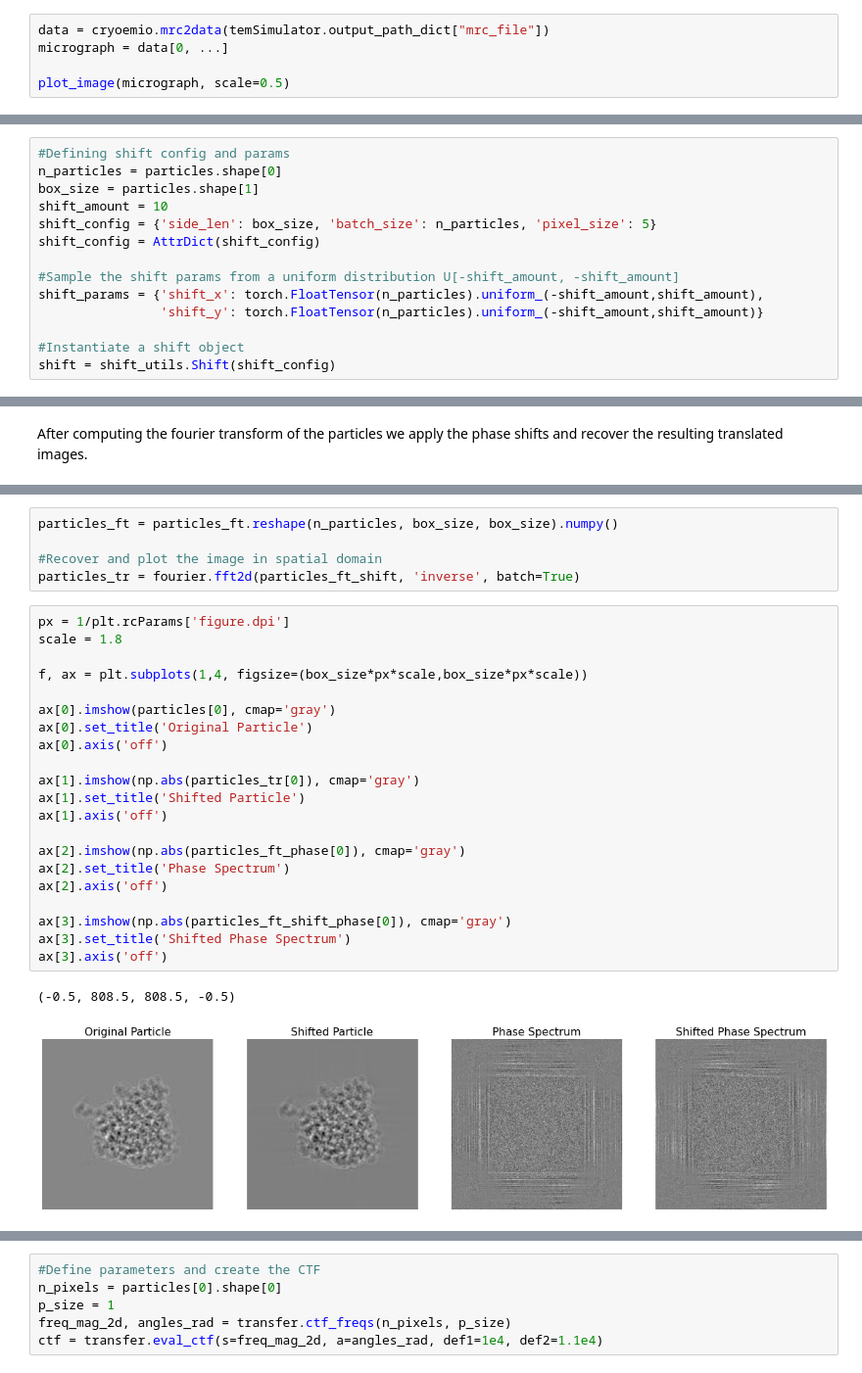
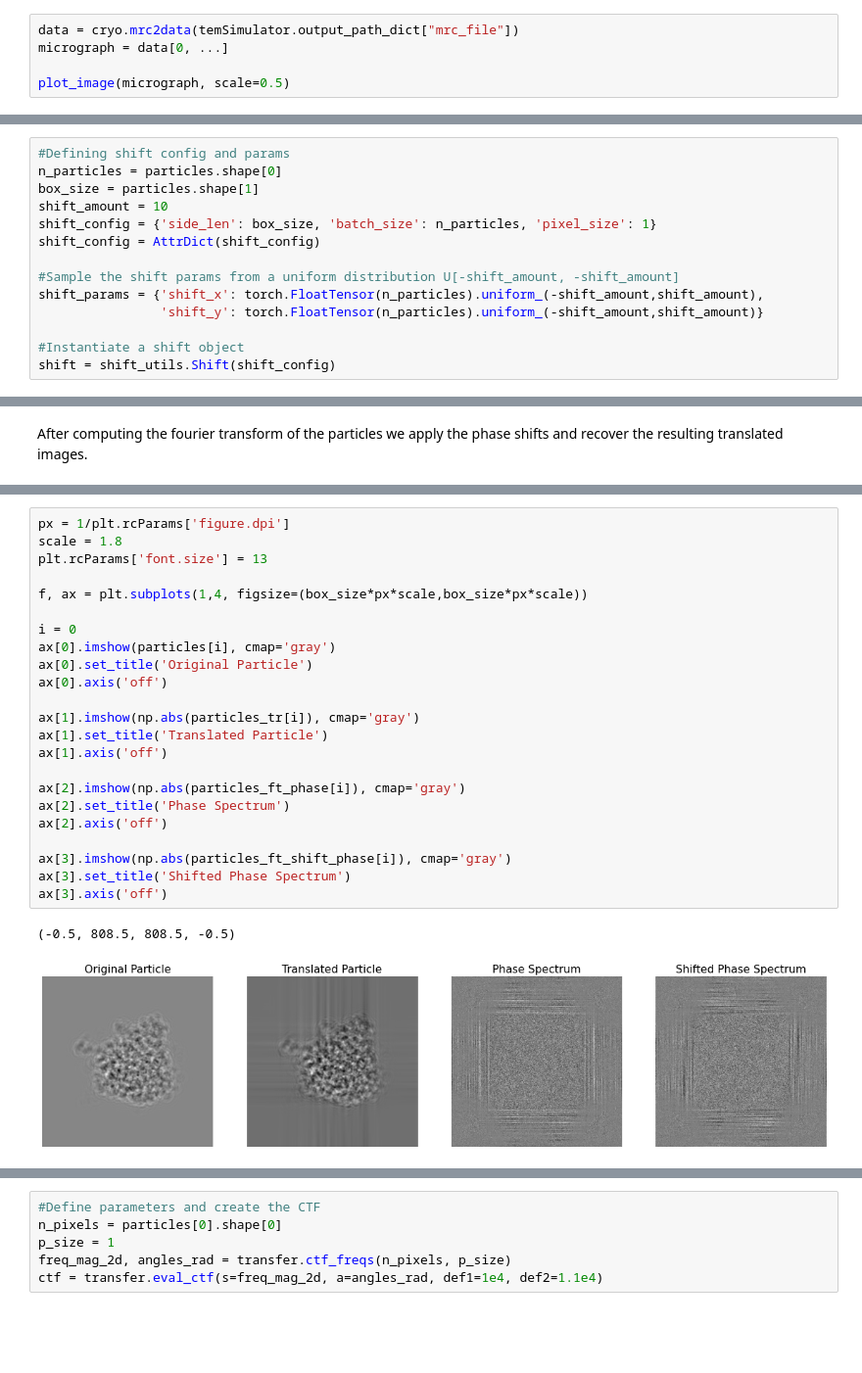
Before and after one commit to compSPI/simSPI, a Jupyter notebook: notebooks/tem_tutorial.ipynb, the cells around one changed output, grey strips where cells are left out. Shown at 98% size. Cells and saved outputs as stored; diff of their text form; blank space fills up the shorter version.

```diff
--- a/notebooks/tem_tutorial.ipynb
+++ b/notebooks/tem_tutorial.ipynb
@@ -140,7 +139,7 @@ temSimulator.run()
 # %% [markdown]
 After running the TEM-simulator you should get a .mrc file as this one.
 # %%
-data = cryoemio.mrc2data(temSimulator.output_path_dict["mrc_file"])
+data = cryo.mrc2data(temSimulator.output_path_dict["mrc_file"])
 micrograph = data[0, ...]
 
 plot_image(micrograph, scale=0.5)
@@ -188,7 +187,7 @@ The `shift_utils` module from the `linear_simulator` can be used simulate the tr
 n_particles = particles.shape[0]
 box_size = particles.shape[1]
 shift_amount = 10
-shift_config = {'side_len': box_size, 'batch_size': n_particles, 'pixel_size': 5}
+shift_config = {'side_len': box_size, 'batch_size': n_particles, 'pixel_size': 1}
 shift_config = AttrDict(shift_config)
 
 #Sample the shift params from a uniform distribution U[-shift_amount, -shift_amount]
@@ -234,29 +238,26 @@ particles_ft_shift_phase = np.angle(particles_ft_shift)
-# %%
-particles_ft = particles_ft.reshape(n_particles, box_size, box_size).numpy()
-
-#Recover and plot the image in spatial domain
-particles_tr = fourier.fft2d(particles_ft_shift, 'inverse', batch=True)
 # %%
 px = 1/plt.rcParams['figure.dpi']
 scale = 1.8
+plt.rcParams['font.size'] = 13
 
 f, ax = plt.subplots(1,4, figsize=(box_size*px*scale,box_size*px*scale))
 
-ax[0].imshow(particles[0], cmap='gray')
+i = 0
+ax[0].imshow(particles[i], cmap='gray')
 ax[0].set_title('Original Particle')
 ax[0].axis('off')
 
-ax[1].imshow(np.abs(particles_tr[0]), cmap='gray')
-ax[1].set_title('Shifted Particle')
+ax[1].imshow(np.abs(particles_tr[i]), cmap='gray')
+ax[1].set_title('Translated Particle')
 ax[1].axis('off')
 
-ax[2].imshow(np.abs(particles_ft_phase[0]), cmap='gray')
+ax[2].imshow(np.abs(particles_ft_phase[i]), cmap='gray')
 ax[2].set_title('Phase Spectrum')
 ax[2].axis('off')
 
-ax[3].imshow(np.abs(particles_ft_shift_phase[0]), cmap='gray')
+ax[3].imshow(np.abs(particles_ft_shift_phase[i]), cmap='gray')
 ax[3].set_title('Shifted Phase Spectrum')
 ax[3].axis('off')
 # %% [output]
 (-0.5, 808.5, 808.5, -0.5)
-[figure, old version]
+[figure, new version]
```
Also changed, not shown: parts of 12 cells of this notebook.
